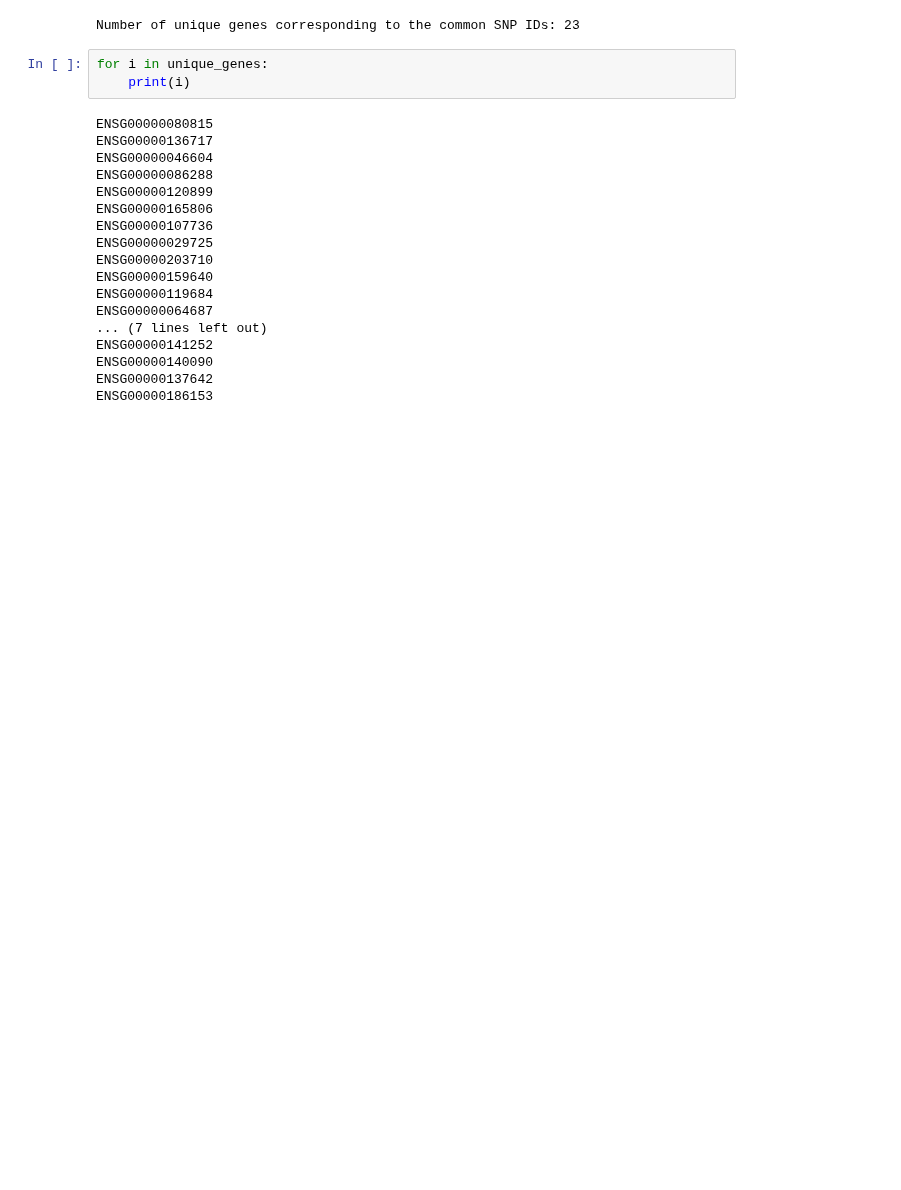
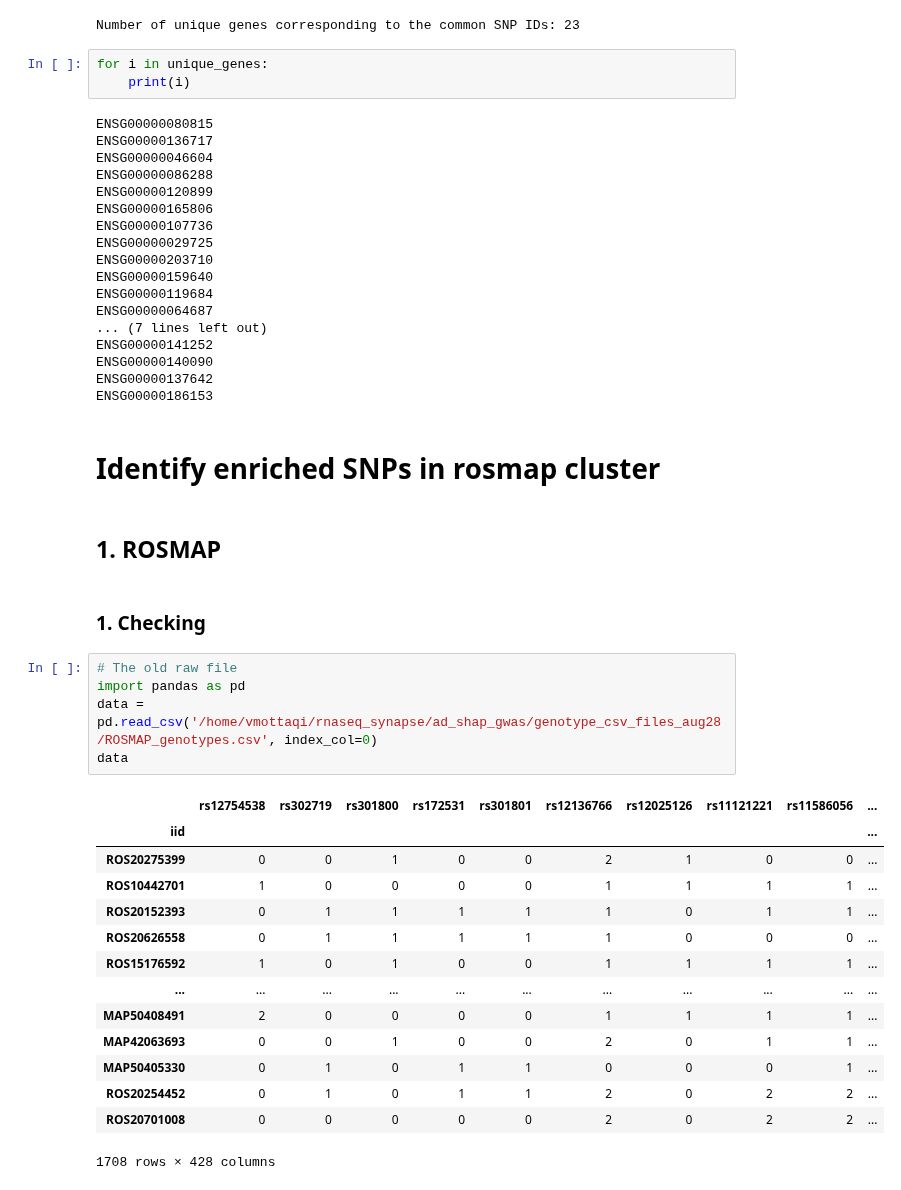
Before and after one commit to mmottaqii/AD-Biomarkers-MultiOmics, a Jupyter notebook: scripts/review_aug_26.ipynb, the cells around one changed output. Saved outputs shown, nothing was run; the diff lists cells and outputs as text; blank space fills up the shorter version.

```diff
--- a/scripts/review_aug_26.ipynb
+++ b/scripts/review_aug_26.ipynb
@@ -1130,3 +1142,29 @@ ENSG00000141252
 ENSG00000140090
 ENSG00000137642
 ENSG00000186153
+# %% [markdown]
+# Identify enriched SNPs in rosmap cluster
+# %% [markdown]
+## 1. ROSMAP
+# %% [markdown]
+### 1. Checking
+# %%
+# The old raw file
+import pandas as pd
+data = pd.read_csv('/home/vmottaqi/rnaseq_synapse/ad_shap_gwas/genotype_csv_files_aug28/ROSMAP_genotypes.csv', index_col=0)
+data
+# %% [output]
+|  | rs12754538 | rs302719 | rs301800 | rs172531 | rs301801 | rs12136766 | rs12025126 | rs11121221 | rs11586056 | ... |
+| iid |  |  |  |  |  |  |  |  |  | ... |
+| ROS20275399 | 0 | 0 | 1 | 0 | 0 | 2 | 1 | 0 | 0 | ... |
+| ROS10442701 | 1 | 0 | 0 | 0 | 0 | 1 | 1 | 1 | 1 | ... |
+| ROS20152393 | 0 | 1 | 1 | 1 | 1 | 1 | 0 | 1 | 1 | ... |
+| ROS20626558 | 0 | 1 | 1 | 1 | 1 | 1 | 0 | 0 | 0 | ... |
+| ROS15176592 | 1 | 0 | 1 | 0 | 0 | 1 | 1 | 1 | 1 | ... |
+| ... | ... | ... | ... | ... | ... | ... | ... | ... | ... | ... |
+| MAP50408491 | 2 | 0 | 0 | 0 | 0 | 1 | 1 | 1 | 1 | ... |
+| MAP42063693 | 0 | 0 | 1 | 0 | 0 | 2 | 0 | 1 | 1 | ... |
+| MAP50405330 | 0 | 1 | 0 | 1 | 1 | 0 | 0 | 0 | 1 | ... |
+| ROS20254452 | 0 | 1 | 0 | 1 | 1 | 2 | 0 | 2 | 2 | ... |
+| ROS20701008 | 0 | 0 | 0 | 0 | 0 | 2 | 0 | 2 | 2 | ... |
+1708 rows × 428 columns
```
Also changed, not shown: parts of 22 cells of this notebook.
